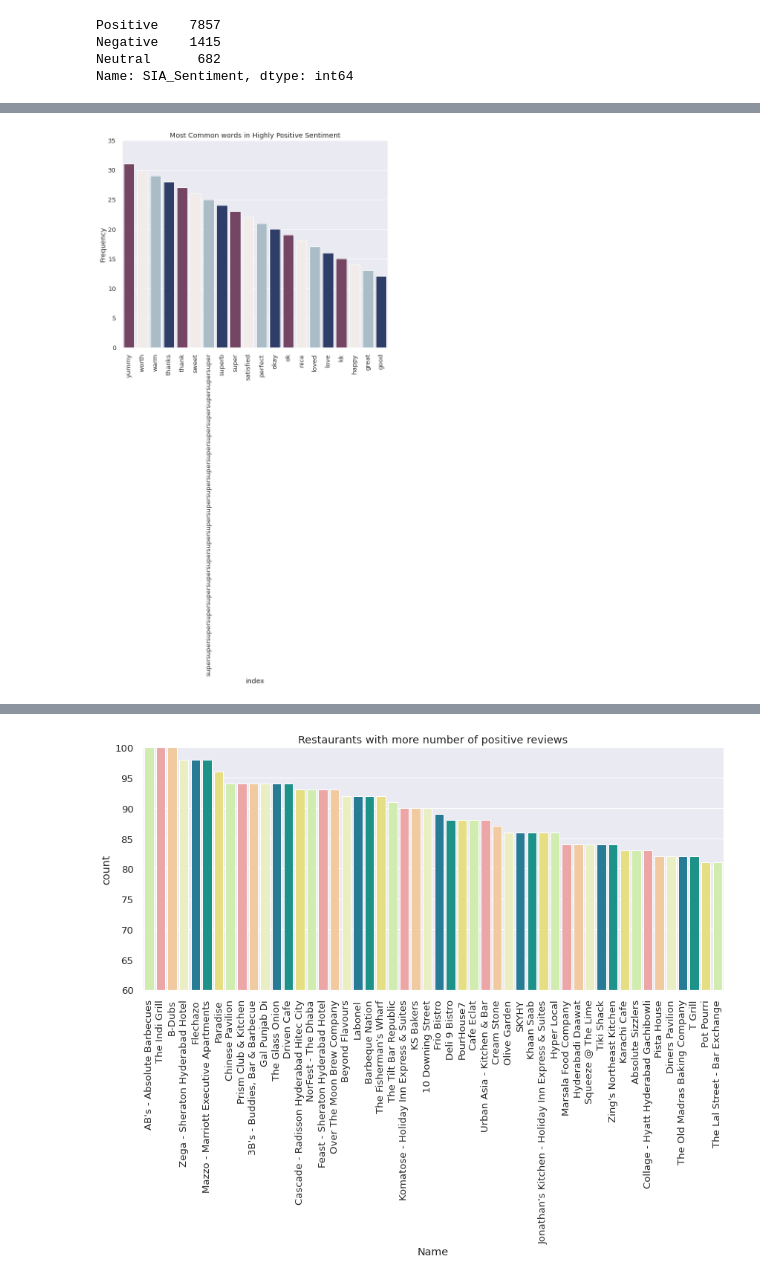
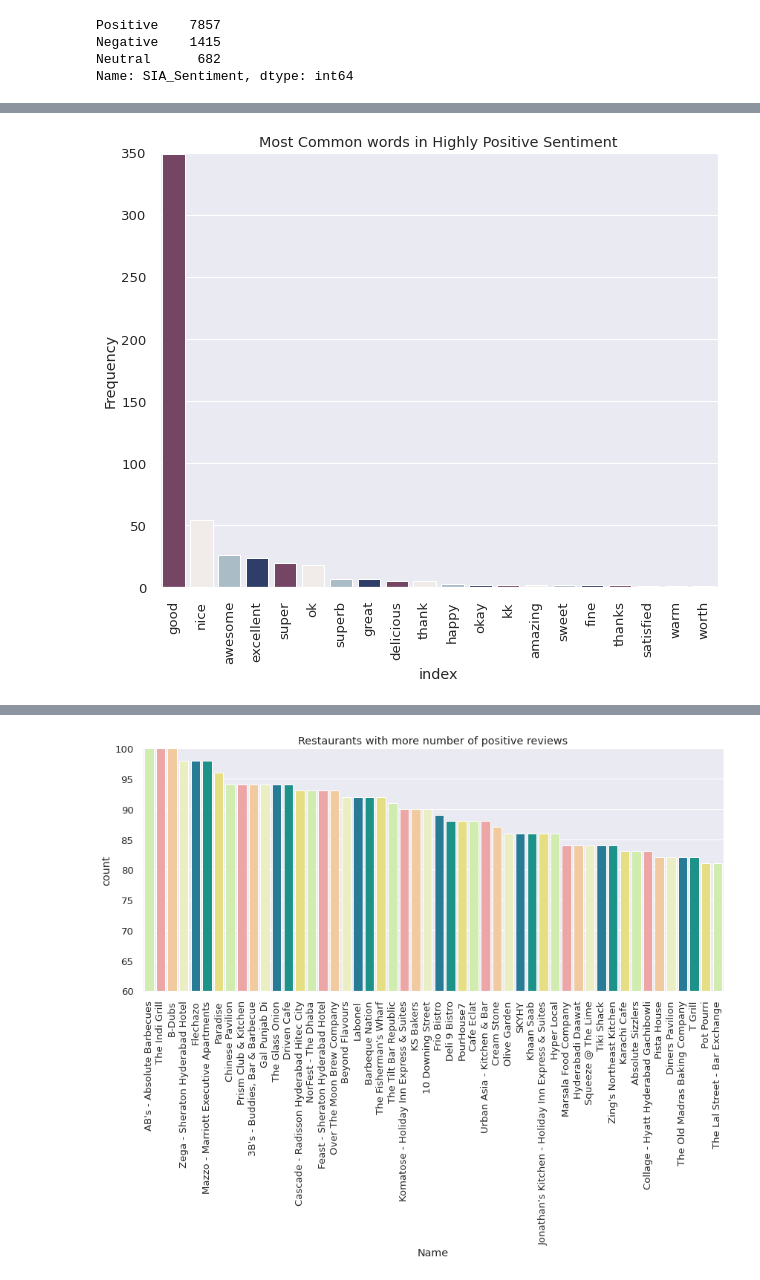
Before and after one commit to SethupathyM/Unsupervised_ML_Clustering_and_Sentiment_Analysis_Zomato_Restaurant, a Jupyter notebook: Zomato_Restaurant_Clustering_and_Sentiment_Analysis_.ipynb, the cells around one changed output, grey strips where cells are left out. Saved outputs shown, nothing was run; the diff lists cells and outputs as text; code cells hidden in the pictures.

```diff
--- a/Zomato_Restaurant_Clustering_and_Sentiment_Analysis_.ipynb
+++ b/Zomato_Restaurant_Clustering_and_Sentiment_Analysis_.ipynb
@@ -1273,8 +1284,8 @@ common_words(merged_df[merged_df['SIA_Sentiment'] == 'Neutral'],1210,1270,'Most
 # %%
 # Most Common words in Highly Positive Sentiment
-common_words(merged_df[merged_df['SIA_Positive'] > 0.90],0,35,'Most Common words in Highly Positive Sentiment',
+word_frequency(merged_df[merged_df['SIA_Positive'] > 0.90],0,350,'Most Common words in Highly Positive Sentiment',
              ['#7C3E66','#F2EBE9','#A5BECC','#243A73'])
 # %% [output]
-[figure, old version]
+[figure, new version]
 # %%
 # Most Common words in Highly Negative Sentiment
```
Also changed, not shown: parts of 23 cells of this notebook.
